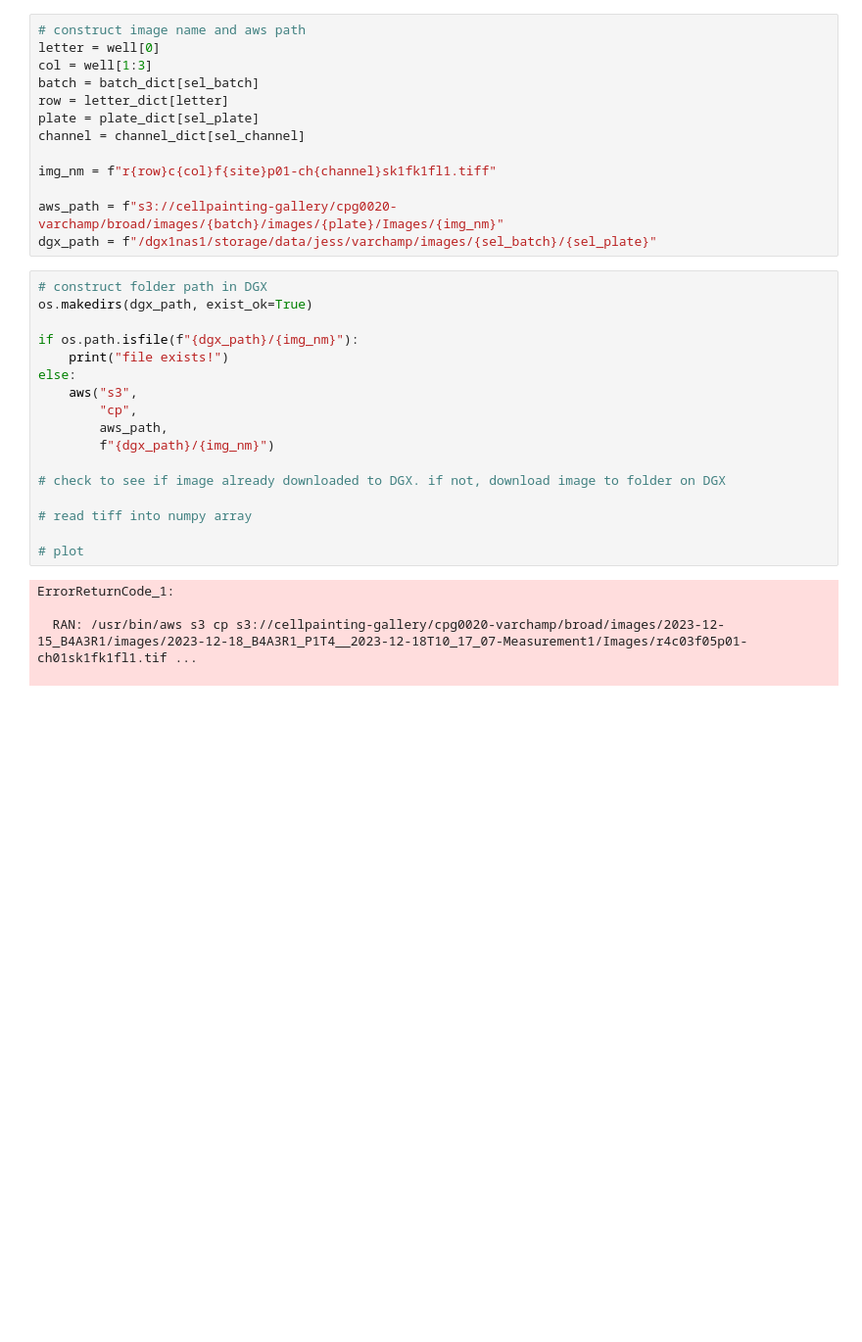
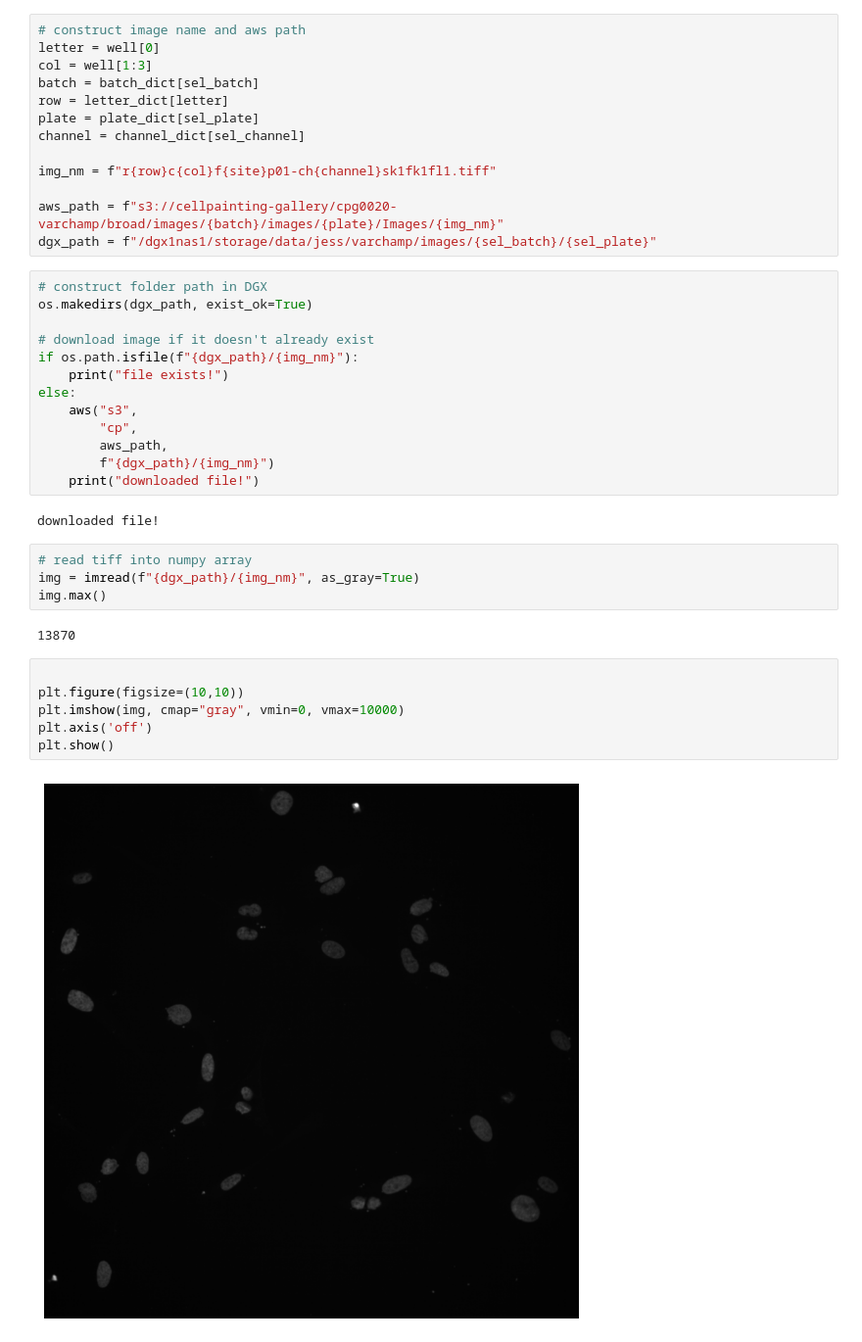
Before and after one commit to runxi-shen/2021_09_01_VarChAMP, a Jupyter notebook: 7.downstream_analysis_jess/notebooks/visualize_well_images.ipynb, the cells around one changed output. Shown: that part at 98% size. Drawn from its saved outputs; the diff is of its cells as text; blank space fills up the shorter version.

Commit message:
finish notebook for viewing images by metadata

```diff
--- a/7.downstream_analysis_jess/notebooks/visualize_well_images.ipynb
+++ b/7.downstream_analysis_jess/notebooks/visualize_well_images.ipynb
@@ -87,6 +69,7 @@ dgx_path = f"/dgx1nas1/storage/data/jess/varchamp/images/{sel_batch}/{sel_plate}
 # construct folder path in DGX
 os.makedirs(dgx_path, exist_ok=True)
 
+# download image if it doesn't already exist
 if os.path.isfile(f"{dgx_path}/{img_nm}"):
     print("file exists!")
 else:
@@ -94,14 +77,20 @@ else:
         "cp",
         aws_path,
         f"{dgx_path}/{img_nm}")
-
-# check to see if image already downloaded to DGX. if not, download image to folder on DGX
-
-# read tiff into numpy array
-
-# plot
+    print("downloaded file!")
 # %% [output]
-ErrorReturnCode_1:
-
-  RAN: /usr/bin/aws s3 cp s3://cellpainting-gallery/cpg0020-varchamp/broad/images/2023-12-15_B4A3R1/images/2023-12-18_B4A3R1_P1T4__2023-12-18T10_17_07-Measurement1/Images/r4c03f05p01-ch01sk1fk1fl1.tif ...
-
+downloaded file!
+# %%
+# read tiff into numpy array
+img = imread(f"{dgx_path}/{img_nm}", as_gray=True)
+img.max()
+# %% [output]
+13870
+# %%
+
+plt.figure(figsize=(10,10))
+plt.imshow(img, cmap="gray", vmin=0, vmax=10000)
+plt.axis('off')
+plt.show()
+# %% [output]
+[figure, added]
```
Also changed, not shown: parts of 5 cells of this notebook.
